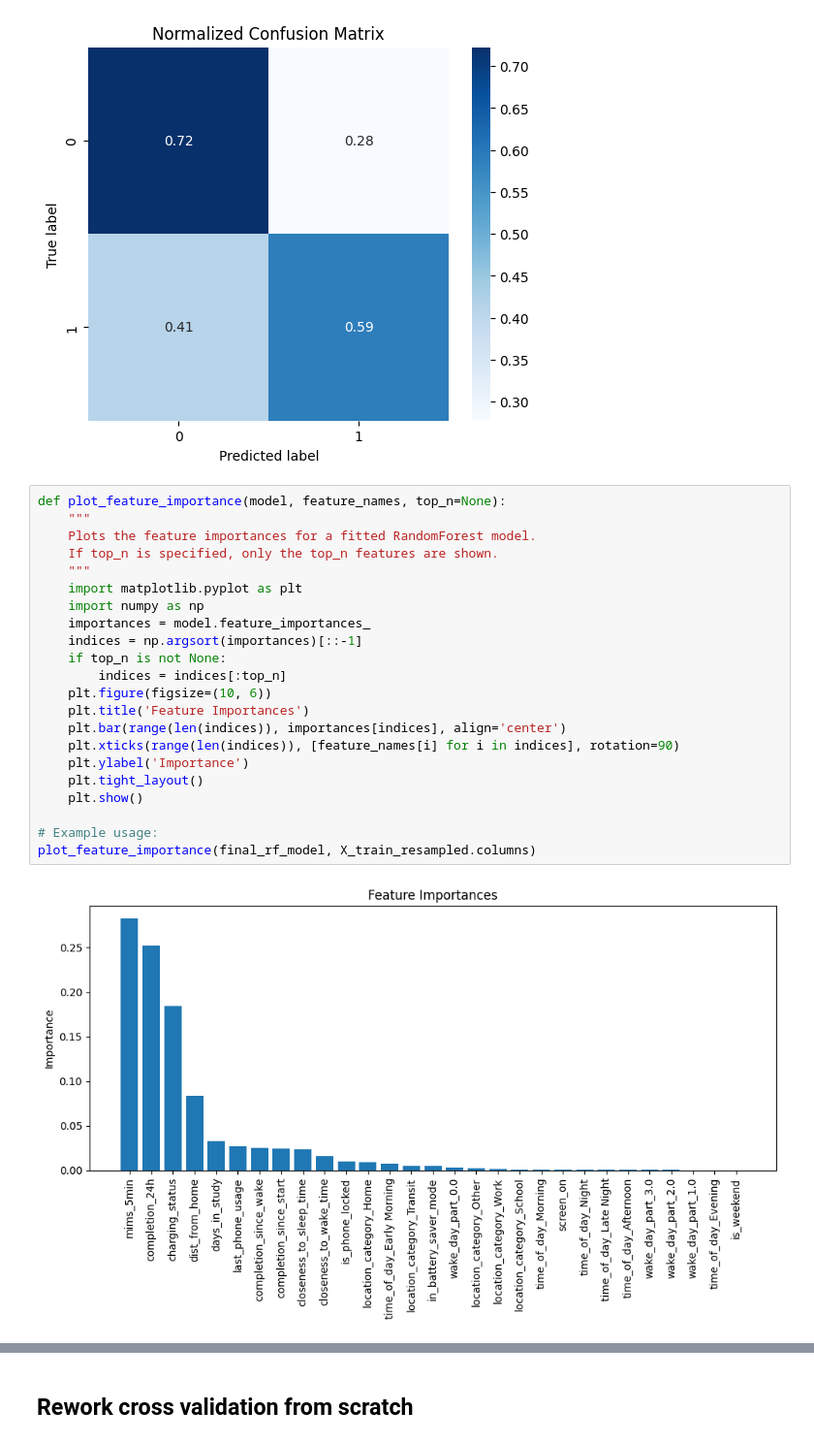
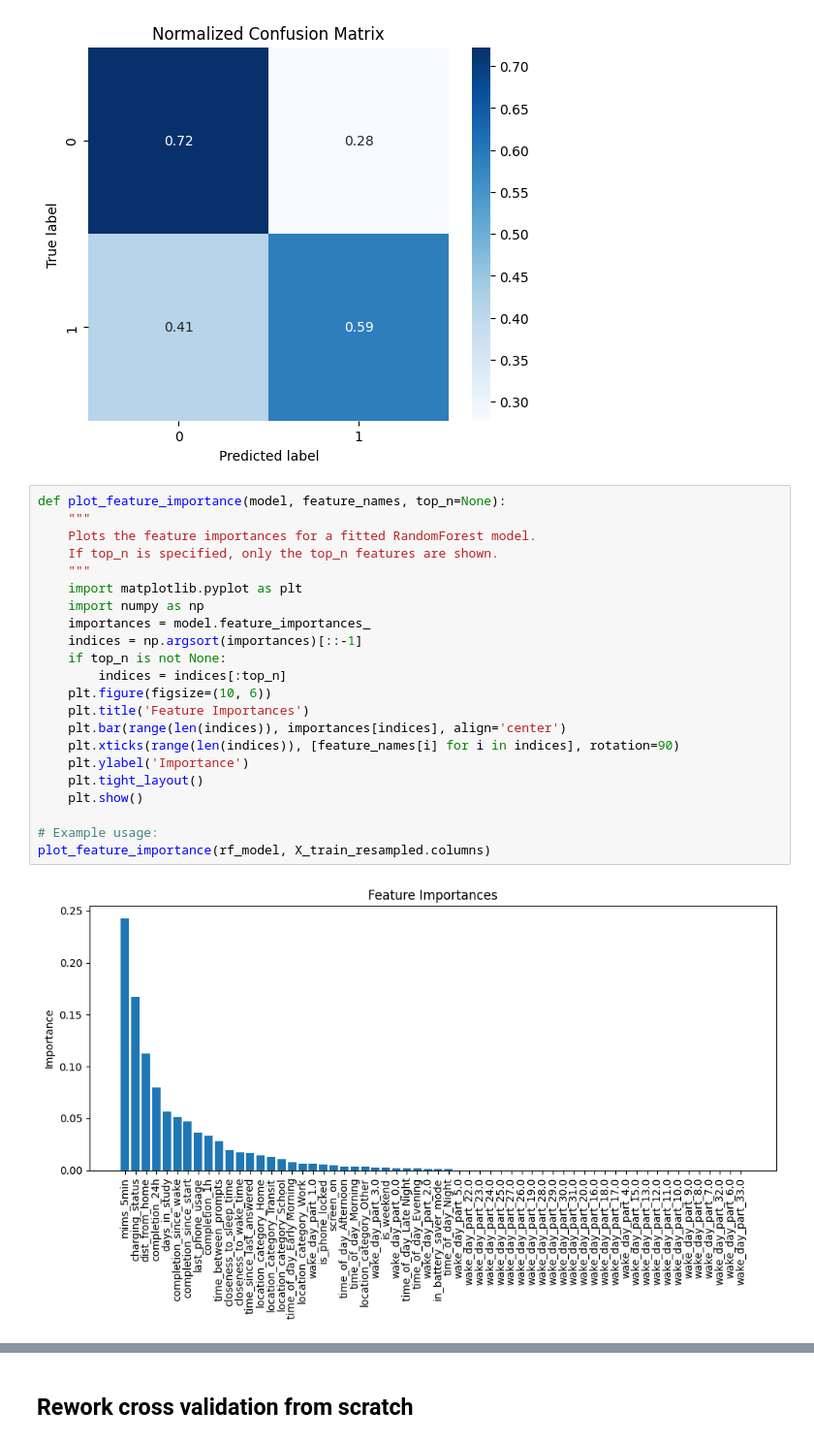
Before and after one commit to adityaponnada/real_time_prompting, a Jupyter notebook: general_model_between_user_with_SMOTE.ipynb, the cells around one changed output, grey strips where cells are left out. Shown at 97% size. Drawn from its saved outputs; the diff is of its cells as text.

Commit message:
Update generalized model with new features

```diff
--- a/general_model_between_user_with_SMOTE.ipynb
+++ b/general_model_between_user_with_SMOTE.ipynb
@@ -528,27 +524,27 @@ plot_confusion_matrix(final_rf_model, test_df)
 # %%
 def plot_feature_importance(model, feature_names, top_n=None):
     """
     Plots the feature importances for a fitted RandomForest model.
     If top_n is specified, only the top_n features are shown.
     """
     import matplotlib.pyplot as plt
     import numpy as np
     importances = model.feature_importances_
     indices = np.argsort(importances)[::-1]
     if top_n is not None:
         indices = indices[:top_n]
     plt.figure(figsize=(10, 6))
     plt.title('Feature Importances')
     plt.bar(range(len(indices)), importances[indices], align='center')
     plt.xticks(range(len(indices)), [feature_names[i] for i in indices], rotation=90)
     plt.ylabel('Importance')
     plt.tight_layout()
     plt.show()
 
 # Example usage:
-plot_feature_importance(final_rf_model, X_train_resampled.columns)
+plot_feature_importance(rf_model, X_train_resampled.columns)
 # %% [output]
-[figure, old version]
+[figure, new version]
 # %%
 def plot_f1_distribution_by_user(model, test_df, outcome_col='outcome', id_col='participant_id'):
     """
```
Also changed, not shown: parts of 16 cells of this notebook.
